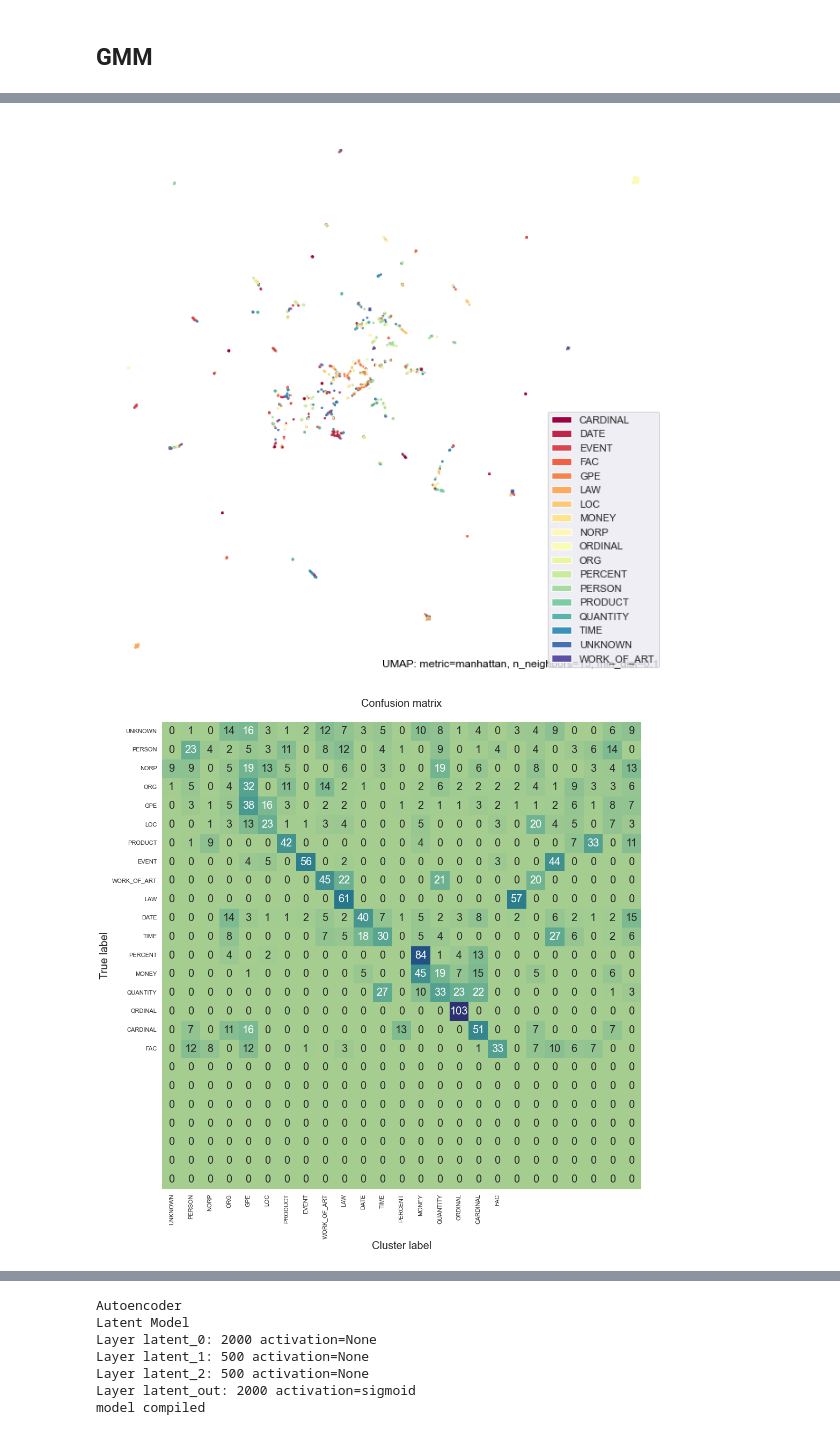
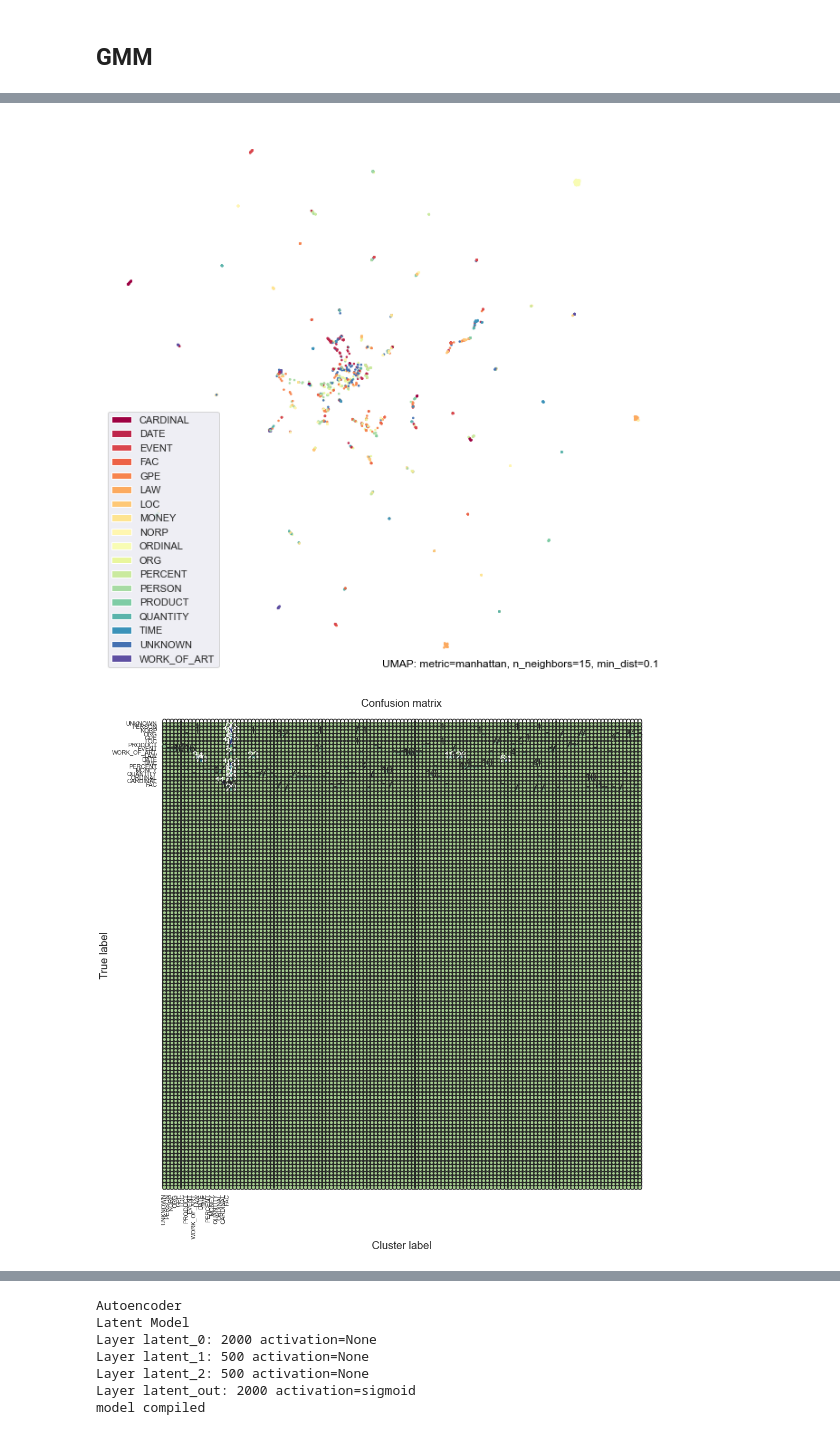
Before and after one commit to wgilpin/auto-ontology, a Jupyter notebook: src/joint_model_trg.ipynb, the cells around one changed output, grey strips where cells are left out. Drawn from its saved outputs; the diff is of its cells as text; code cells hidden in the pictures.

```diff
--- a/src/joint_model_trg.ipynb
+++ b/src/joint_model_trg.ipynb
@@ -67,6 +67,7 @@ def cluster_acc(y_true, y_pred, y_pred_cluster):
     print(f"Cluster Loss {c_loss} on {y_pred_cluster.size} clusters")
     return c_loss
 # %%
+from tabnanny import verbose
 from sklearn.cluster import KMeans, DBSCAN, OPTICS, AgglomerativeClustering
 from sklearn import mixture
 from scipy.stats import multivariate_normal
@@ -118,11 +119,17 @@ def do_clustering(
         y_pred = dbscan.fit_predict(z_state)
         centers = np.zeros((len(np.unique(y_pred))))
     elif clustering == 'OPTICS':
-        optics = OPTICS(min_samples=dbscan_min_samples)
+        optics = OPTICS(
+            min_samples=dbscan_min_samples,
+            min_cluster_size=5,
+            metric='manhattan')
         y_pred = optics.fit_predict(z_state)
         centers = np.zeros((len(np.unique(y_pred))))
     elif clustering=="agg":
-        agg = AgglomerativeClustering(n_clusters=n_clusters, affinity='manhattan', linkage='average')
+        agg = AgglomerativeClustering(
+            n_clusters=n_clusters,
+            affinity='manhattan',
+            linkage='average')
         y_pred = agg.fit_predict(z_state)
         centers = None
     else:
@@ -1105,16 +1861,16 @@ Recall = 0.4755
 # %%
-tf.get_logger().setLevel('ERROR')
+
 
 dc = None
 dc = DeepLatentCluster(
-    'test-latent-10k-GMM',
+    'test-latent-10k-Benchmark',
     {
-        'train_size':10000,
+        'train_size':0,
         'reconstr_weight':1.0,
         'latent_weight':1e-5,
-        "cluster": "Kmeans"
+        "cluster": "OPTICS"
     })
 # dc.make_model()
 # dc.train_model()
-dc.evaluate_model(sample_size=2000)
+dc.benchmark_model(sample_size=2000)
 # %% [output]
@@ -1143,2 +1904,2 @@ CLUSTERS
-[figure, old version]
+[figure, new version]
-[figure, old version]
+[figure, new version]
```
Also changed, not shown: parts of 36 cells of this notebook, 1 other file.
